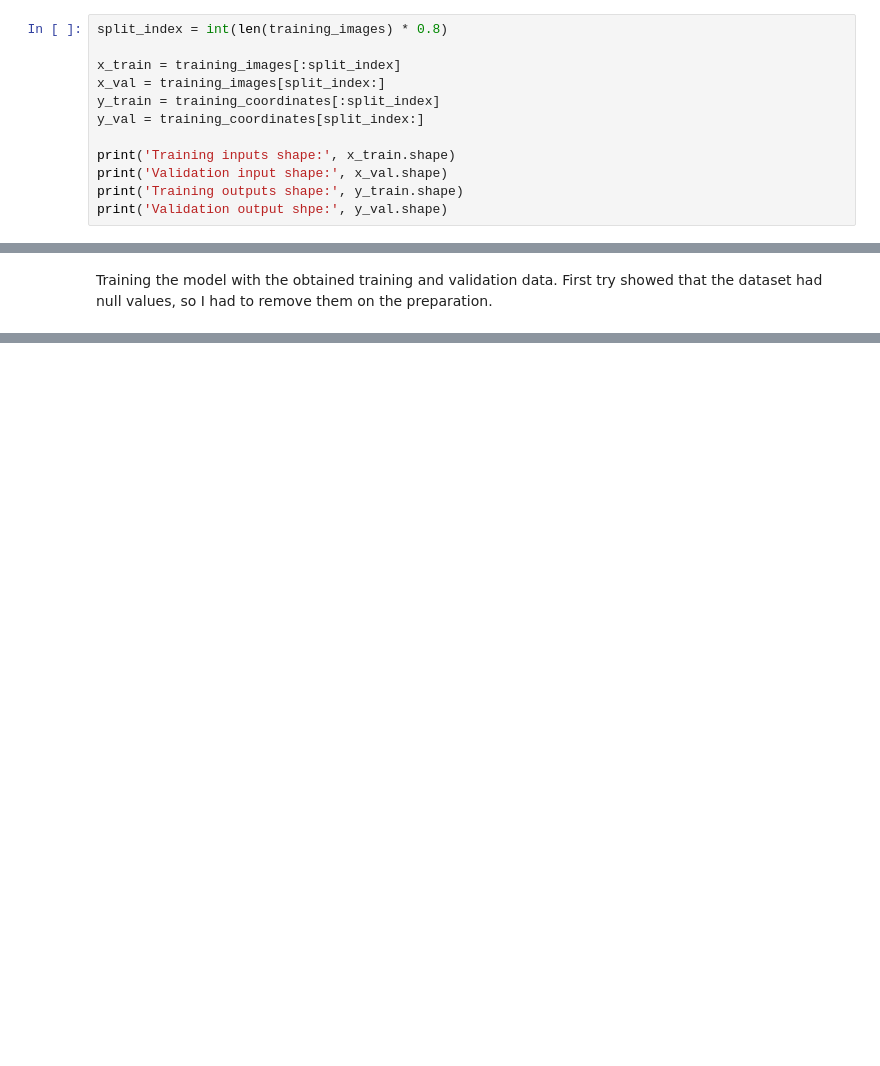
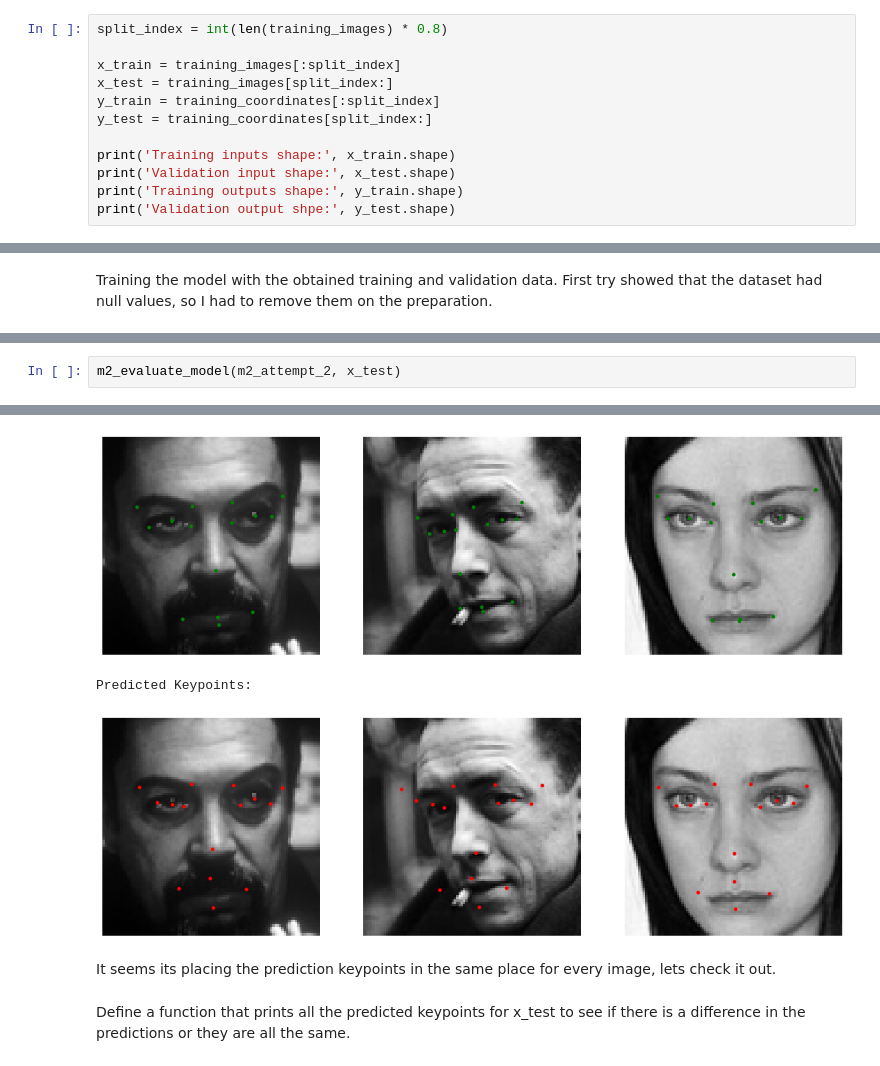
Before and after one commit to elmomote/DL2024-FacialKeypointDetectionProject, a Jupyter notebook: [F24_DL]_Facial_Keypoint_Detection_Project.ipynb, the cells around one changed output, grey strips where cells are left out. Saved outputs shown, nothing was run; the diff lists cells and outputs as text; blank space fills up the shorter version.

Commit message:
Add progress 4 to model 2.

```diff
--- a/[F24_DL]_Facial_Keypoint_Detection_Project.ipynb
+++ b/[F24_DL]_Facial_Keypoint_Detection_Project.ipynb
@@ -220,14 +218,14 @@ Create a 80/20 split on the training data. Only use test data when the model see
 split_index = int(len(training_images) * 0.8)
 
 x_train = training_images[:split_index]
-x_val = training_images[split_index:]
+x_test = training_images[split_index:]
 y_train = training_coordinates[:split_index]
-y_val = training_coordinates[split_index:]
+y_test = training_coordinates[split_index:]
 
 print('Training inputs shape:', x_train.shape)
-print('Validation input shape:', x_val.shape)
+print('Validation input shape:', x_test.shape)
 print('Training outputs shape:', y_train.shape)
-print('Validation output shpe:', y_val.shape)
+print('Validation output shpe:', y_test.shape)
 # %% [output]
 Training inputs shape: (1712, 96, 96)
 Validation input shape: (428, 96, 96)
@@ -324,0 +480,3 @@ KeyboardInterrupt:
+# %%
+m2_evaluate_model(m2_attempt_2, x_test)
+# %% [output]
@@ -324,0 +485,7 @@ KeyboardInterrupt:
+[figure, added]
+Predicted Keypoints:
+[figure, added]
+# %% [markdown]
+It seems its placing the prediction keypoints in the same place for every image, lets check it out.
+# %% [markdown]
+Define a function that prints all the predicted keypoints for x_test to see if there is a difference in the predictions or they are all the same.
```
Also changed, not shown: parts of 24 cells of this notebook.
